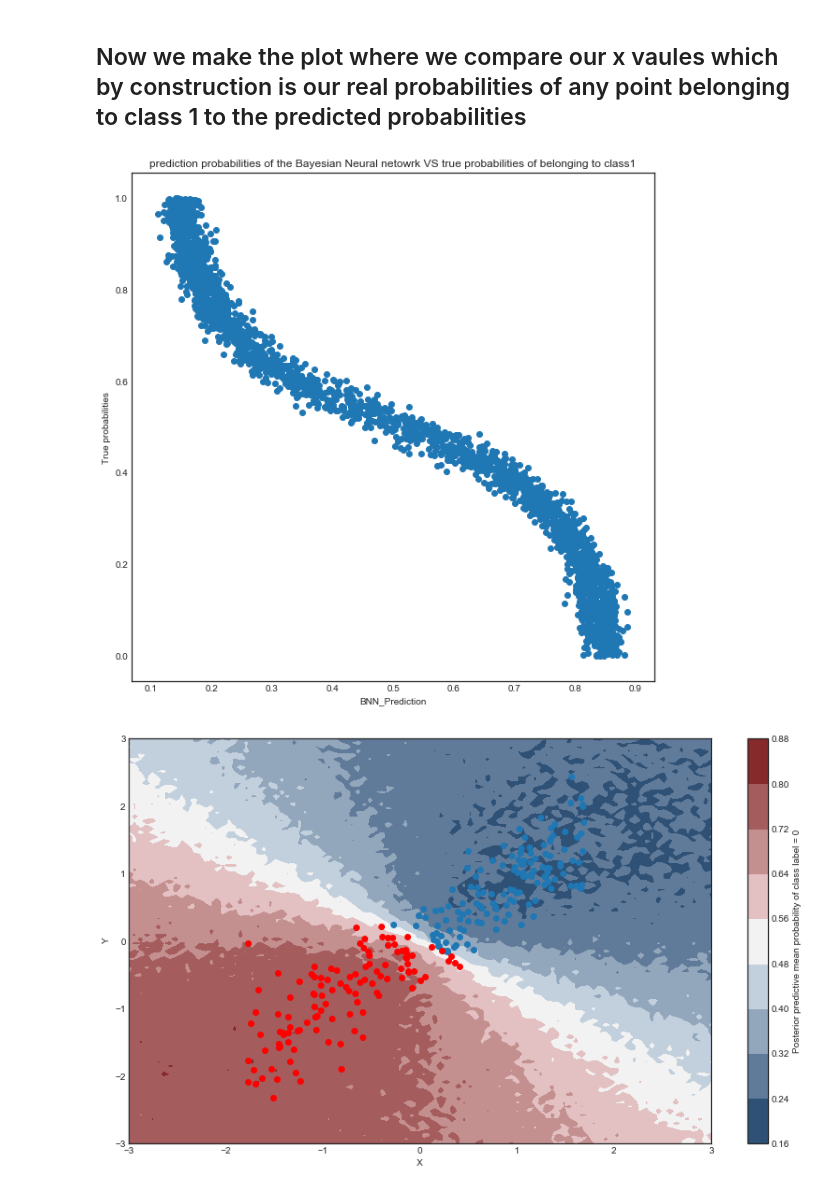
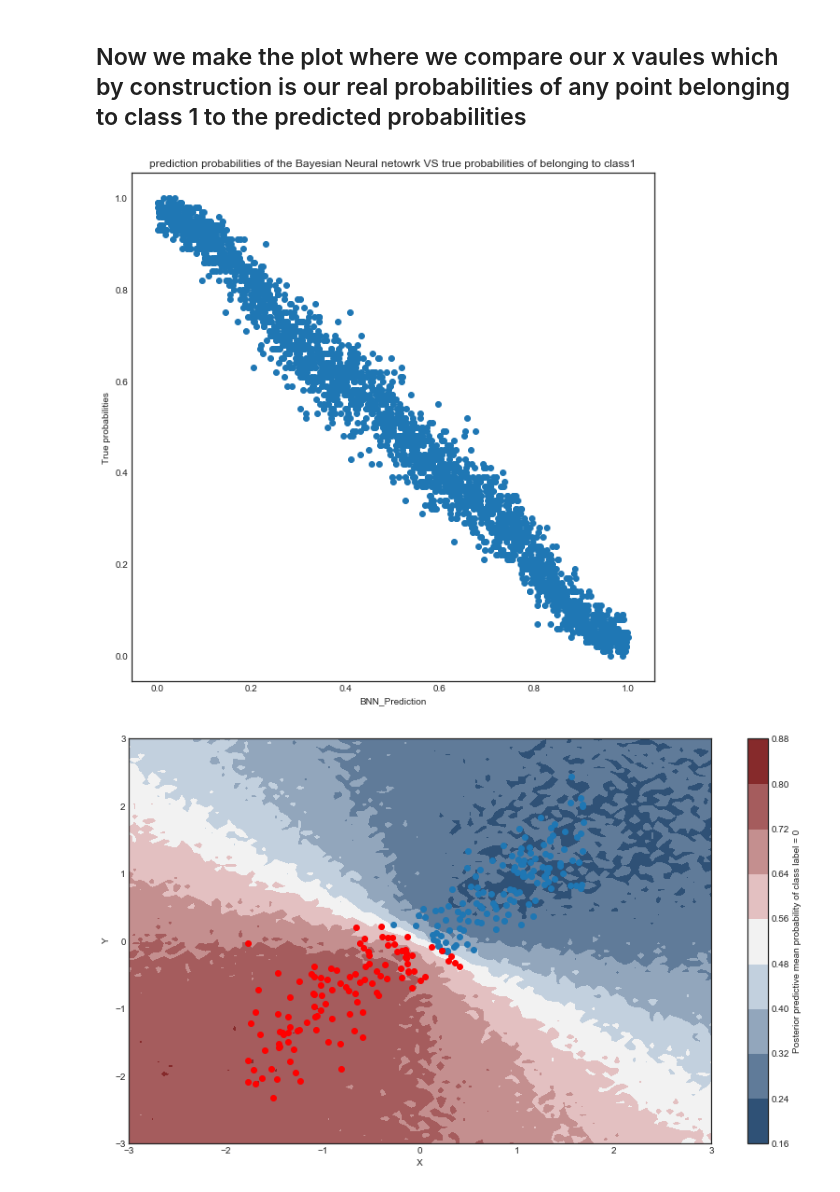
Before and after one commit to TSHTUM007/Masters_project, a Jupyter notebook: Michelle_BML.ipynb, the cells around one changed output. Cells and saved outputs as stored; diff of their text form; code cells hidden in the pictures.

```diff
--- a/Michelle_BML.ipynb
+++ b/Michelle_BML.ipynb
@@ -221,7 +242,14 @@ def reliability_curve(y_true, y_score, bins=10, normalize=False):
 # %%
 %%time
-with neural_network:
-    inference = pm.ADVI() # instead of mcmc or NUTS() I use automated differential variational inference seems to be
+'''with neural_network:
+    inference = pm.NUTS() # instead of mcmc or NUTS() I use automated differential variational inference seems to be
                             #faster than the other packaged sampling methods
     approx = pm.fit(n=40000, method=inference) # we train on the whole training set but it is better to train on mini batches
+    trace = approx.sample(draws=5000) # here we draw samples from the posterior distribution , we use this for trace plots and histogrms
+
+'''
+with neural_network:
+    start = find_MAP()
+    step = Metropolis()
+    trace = sample(1000, step, start=start)
 # %% [output]
@@ -298,0 +360,9 @@ ax.set(title='Predicted labels in testing set', xlabel='X', ylabel='Y');
+# %%
+grid = pm.floatX(np.mgrid[-3:3:100j,-3:3:100j])
+grid_2d = grid.reshape(2, -1).T
+dummy_out = np.ones(grid.shape[1], dtype=np.int8)
+ann_input.set_value(grid_2d)
+ann_output.set_value(dummy_out)
+
+with neural_network:
+    ppc = pm.sample_ppc(trace, samples=500, progressbar=False)
@@ -363,17 +461,17 @@ print("\tF1: %1.3f\n" % f1_score(Y_test, pred_binary))
 ## Now we make the plot where we compare our x vaules which by construction is our real probabilities of any point belonging to class 1 to the predicted probabilities
 # %%
 
-pred_prob=ppc_minib['out'].mean(axis=0)
+pred_prob=ppc['out'].mean(axis=0)
 X_true=scaler.inverse_transform(X_test, copy=None)
 
 plt.figure(figsize=(10,10))
 plt.title('prediction probabilities of the Bayesian Neural netowrk VS true probabilities of belonging to class1')
-plt.scatter(pred_prob,X_true[:,0])
+plt.scatter(X_true[:,0],pred_prob)
 plt.xlabel('BNN_Prediction')
 plt.ylabel('True probabilities')
 plt.show()
 # %% [output]
-[figure, old version]
+[figure, new version]
 # %%
 
 
```
Also changed, not shown: parts of 21 cells of this notebook, 3 other files.
